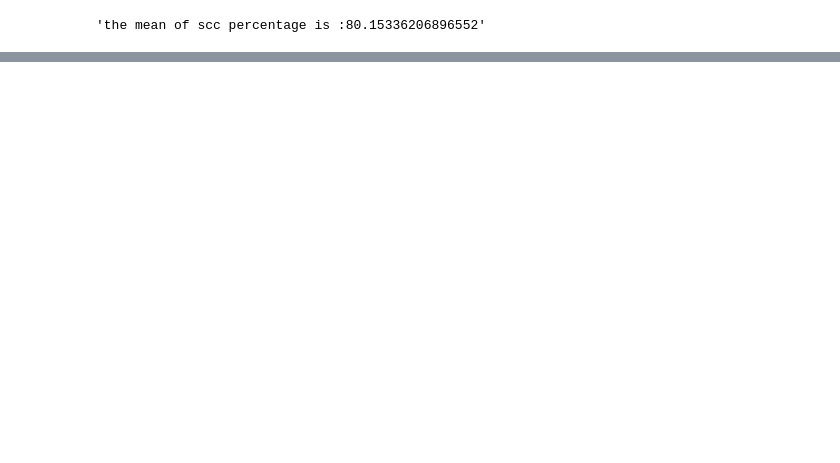
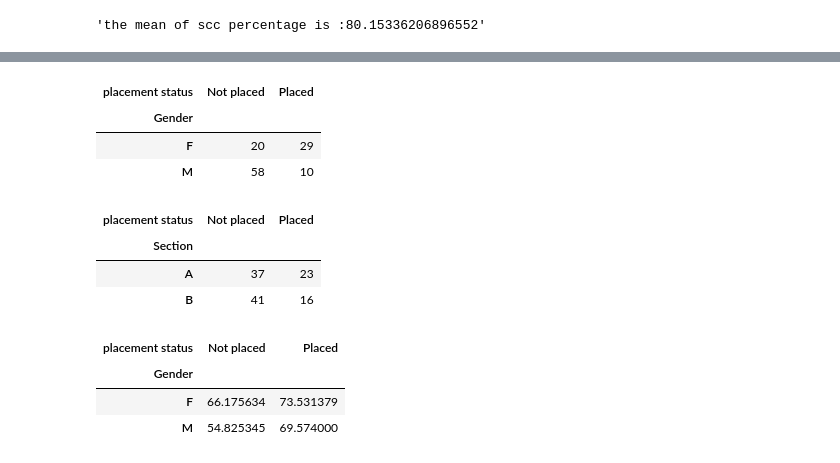
Before and after one commit to 21pa1a6128/DWM-lab, a Jupyter notebook: operations_on_dataset.ipynb, the cells around one changed output, grey strips where cells are left out. Saved outputs shown, nothing was run; the diff lists cells and outputs as text; code cells hidden in the pictures; blank space fills up the shorter version.

```diff
--- a/operations_on_dataset.ipynb
+++ b/operations_on_dataset.ipynb
@@ -48,0 +90,21 @@ NameError: ignored
+# %%
+pd.crosstab(df['Gender'],columns=df['placement status'])
+# %% [output]
+| placement status | Not placed | Placed |
+| Gender |  |  |
+| F | 20 | 29 |
+| M | 58 | 10 |
+# %%
+pd.crosstab(df['Section'],df['placement status'])
+# %% [output]
+| placement status | Not placed | Placed |
+| Section |  |  |
+| A | 37 | 23 |
+| B | 41 | 16 |
+# %%
+pd.pivot_table(df,values='B.Tech_percentage',index='Gender',columns='placement status',aggfunc=np.mean)
+# %% [output]
+| placement status | Not placed | Placed |
+| Gender |  |  |
+| F | 66.175634 | 73.531379 |
+| M | 54.825345 | 69.574000 |
```
Also changed, not shown: parts of 13 cells of this notebook.
